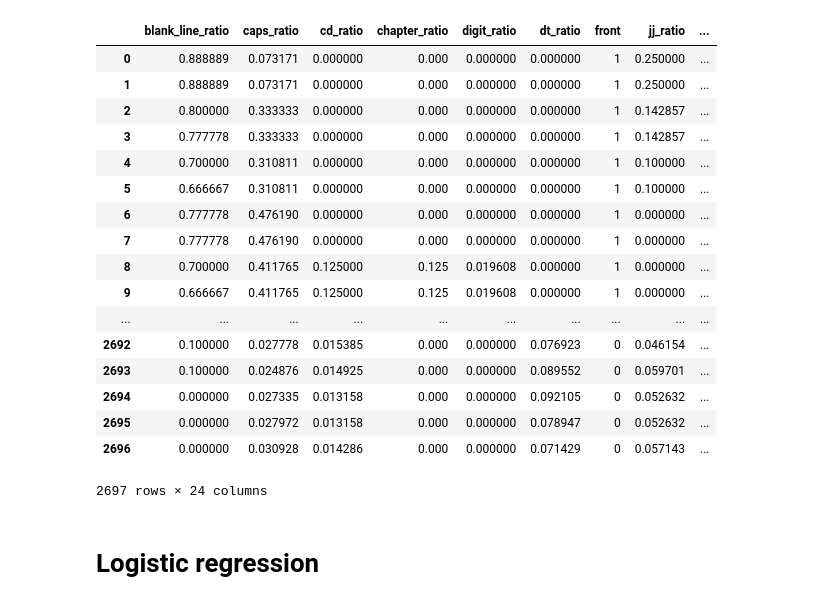
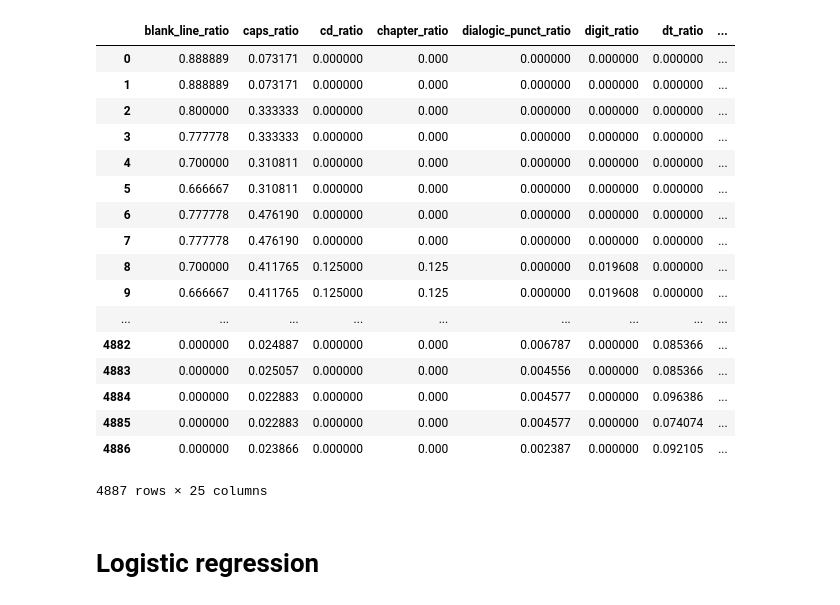
Before and after one commit to davidmcclure/strip-gutenberg-paratext, a Jupyter notebook: notebooks/01-exploration.ipynb, the cells around one changed output. Drawn from its saved outputs; the diff is of its cells as text; code cells hidden in the pictures.

Commit message:
Train on dialogic punctuation.

```diff
--- a/notebooks/01-exploration.ipynb
+++ b/notebooks/01-exploration.ipynb
@@ -30,27 +36,27 @@ len(data)
 import pandas as pd
 
 df = pd.DataFrame(data)
-# %%
-f
-# %% [output]
-|  | blank_line_ratio | caps_ratio | cd_ratio | chapter_ratio | digit_ratio | dt_ratio | front | jj_ratio | ... |
-| 0 | 0.888889 | 0.073171 | 0.000000 | 0.000 | 0.000000 | 0.000000 | 1 | 0.250000 | ... |
-| 1 | 0.888889 | 0.073171 | 0.000000 | 0.000 | 0.000000 | 0.000000 | 1 | 0.250000 | ... |
-| 2 | 0.800000 | 0.333333 | 0.000000 | 0.000 | 0.000000 | 0.000000 | 1 | 0.142857 | ... |
-| 3 | 0.777778 | 0.333333 | 0.000000 | 0.000 | 0.000000 | 0.000000 | 1 | 0.142857 | ... |
-| 4 | 0.700000 | 0.310811 | 0.000000 | 0.000 | 0.000000 | 0.000000 | 1 | 0.100000 | ... |
-| 5 | 0.666667 | 0.310811 | 0.000000 | 0.000 | 0.000000 | 0.000000 | 1 | 0.100000 | ... |
-| 6 | 0.777778 | 0.476190 | 0.000000 | 0.000 | 0.000000 | 0.000000 | 1 | 0.000000 | ... |
-| 7 | 0.777778 | 0.476190 | 0.000000 | 0.000 | 0.000000 | 0.000000 | 1 | 0.000000 | ... |
-| 8 | 0.700000 | 0.411765 | 0.125000 | 0.125 | 0.019608 | 0.000000 | 1 | 0.000000 | ... |
-| 9 | 0.666667 | 0.411765 | 0.125000 | 0.125 | 0.019608 | 0.000000 | 1 | 0.000000 | ... |
-| ... | ... | ... | ... | ... | ... | ... | ... | ... | ... |
-| 2692 | 0.100000 | 0.027778 | 0.015385 | 0.000 | 0.000000 | 0.076923 | 0 | 0.046154 | ... |
-| 2693 | 0.100000 | 0.024876 | 0.014925 | 0.000 | 0.000000 | 0.089552 | 0 | 0.059701 | ... |
-| 2694 | 0.000000 | 0.027335 | 0.013158 | 0.000 | 0.000000 | 0.092105 | 0 | 0.052632 | ... |
-| 2695 | 0.000000 | 0.027972 | 0.013158 | 0.000 | 0.000000 | 0.078947 | 0 | 0.052632 | ... |
-| 2696 | 0.000000 | 0.030928 | 0.014286 | 0.000 | 0.000000 | 0.071429 | 0 | 0.057143 | ... |
-2697 rows × 24 columns
+# %%
+df
+# %% [output]
+|  | blank_line_ratio | caps_ratio | cd_ratio | chapter_ratio | dialogic_punct_ratio | digit_ratio | dt_ratio | ... |
+| 0 | 0.888889 | 0.073171 | 0.000000 | 0.000 | 0.000000 | 0.000000 | 0.000000 | ... |
+| 1 | 0.888889 | 0.073171 | 0.000000 | 0.000 | 0.000000 | 0.000000 | 0.000000 | ... |
+| 2 | 0.800000 | 0.333333 | 0.000000 | 0.000 | 0.000000 | 0.000000 | 0.000000 | ... |
+| 3 | 0.777778 | 0.333333 | 0.000000 | 0.000 | 0.000000 | 0.000000 | 0.000000 | ... |
+| 4 | 0.700000 | 0.310811 | 0.000000 | 0.000 | 0.000000 | 0.000000 | 0.000000 | ... |
+| 5 | 0.666667 | 0.310811 | 0.000000 | 0.000 | 0.000000 | 0.000000 | 0.000000 | ... |
+| 6 | 0.777778 | 0.476190 | 0.000000 | 0.000 | 0.000000 | 0.000000 | 0.000000 | ... |
+| 7 | 0.777778 | 0.476190 | 0.000000 | 0.000 | 0.000000 | 0.000000 | 0.000000 | ... |
+| 8 | 0.700000 | 0.411765 | 0.125000 | 0.125 | 0.000000 | 0.019608 | 0.000000 | ... |
+| 9 | 0.666667 | 0.411765 | 0.125000 | 0.125 | 0.000000 | 0.019608 | 0.000000 | ... |
+| ... | ... | ... | ... | ... | ... | ... | ... | ... |
+| 4882 | 0.000000 | 0.024887 | 0.000000 | 0.000 | 0.006787 | 0.000000 | 0.085366 | ... |
+| 4883 | 0.000000 | 0.025057 | 0.000000 | 0.000 | 0.004556 | 0.000000 | 0.085366 | ... |
+| 4884 | 0.000000 | 0.022883 | 0.000000 | 0.000 | 0.004577 | 0.000000 | 0.096386 | ... |
+| 4885 | 0.000000 | 0.022883 | 0.000000 | 0.000 | 0.004577 | 0.000000 | 0.074074 | ... |
+| 4886 | 0.000000 | 0.023866 | 0.000000 | 0.000 | 0.002387 | 0.000000 | 0.092105 | ... |
+4887 rows × 25 columns
 # %%
 X = df.drop('front', axis=1)
 y = df['front']
```
Also changed, not shown: parts of 10 cells of this notebook, 5 other files.
